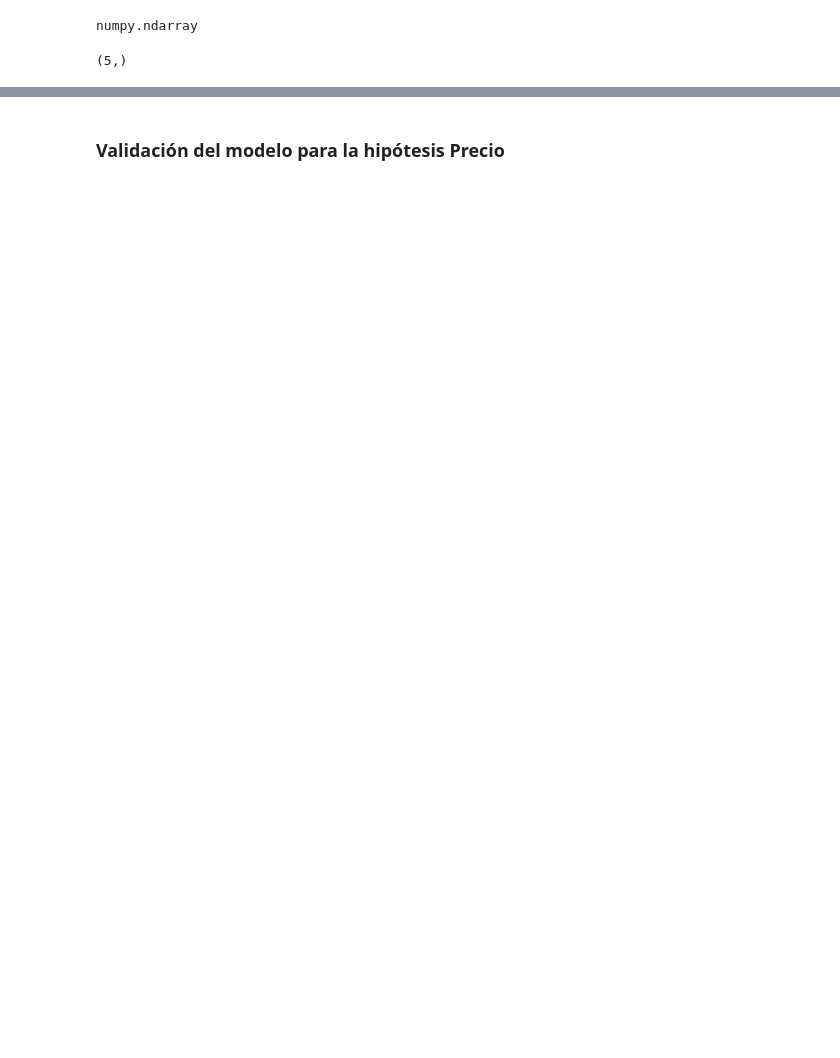
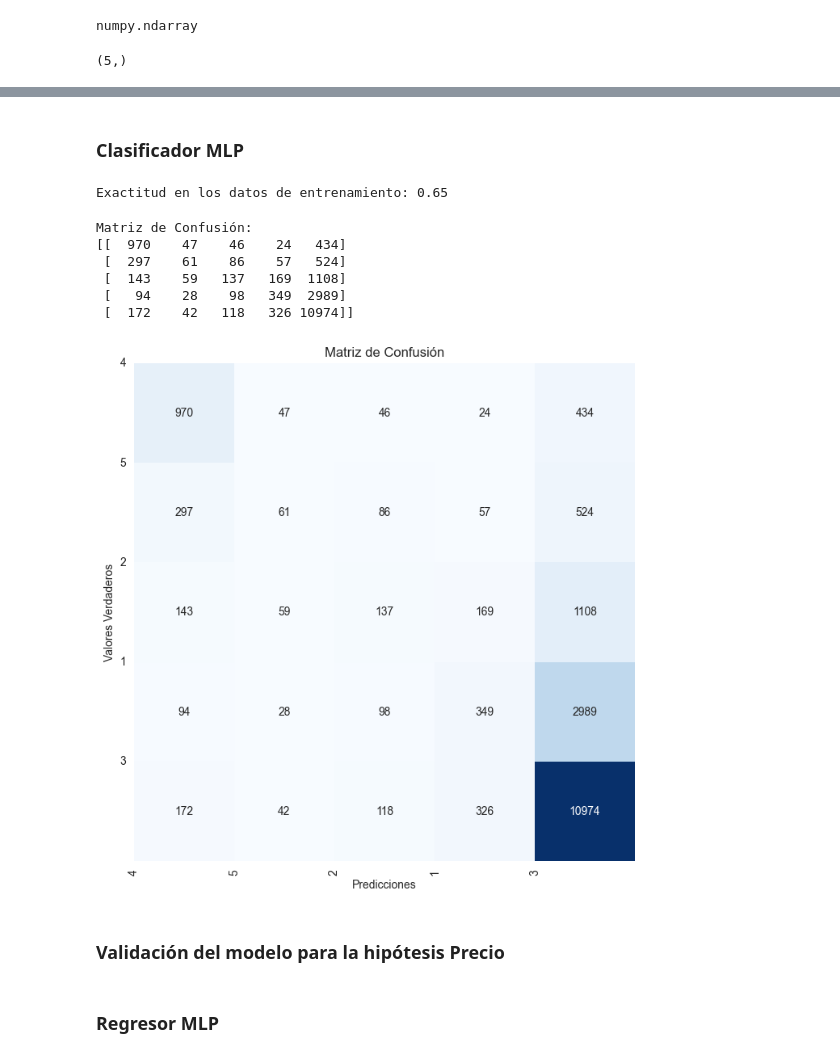
Before and after one commit to EmmaGalizio/Data-Science-Ammazon-Books-Reviews, a Jupyter notebook: TPI_clasificacion.ipynb, the cells around one changed output, grey strips where cells are left out. Cells and saved outputs as stored; diff of their text form; code cells hidden in the pictures; blank space fills up the shorter version.

```diff
--- a/TPI_clasificacion.ipynb
+++ b/TPI_clasificacion.ipynb
@@ -312 +376,3 @@ Matriz de Confusión:
+# %%
+clases_rating_val = df_rating_val['review/score'].unique()
 # %%
@@ -318,5 +384,19 @@ clases_rating.shape
 # %% [output]
 (5,)
+# %%
+def plot_confusion_matrix(confusion, width, height, etiquetas_clases):
+    plt.figure(figsize=(height, width))
+    sns.heatmap(confusion, annot=True, fmt='d', cmap='Blues', cbar=False)
+
+    if etiquetas_clases is not None and len(etiquetas_clases) > 0:
+        plt.xticks(range(len(etiquetas_clases)), etiquetas_clases, rotation=90)
+        plt.yticks(range(len(etiquetas_clases)), etiquetas_clases, rotation=0)
+
+
+    # Agrega etiquetas y títulos
+    plt.xlabel('Predicciones')
+    plt.ylabel('Valores Verdaderos')
+    plt.title('Matriz de Confusión')
 # %%
 plot_confusion_matrix(confusion_rating, 8, 8, clases_rating.tolist())
 # %% [output]
@@ -324,5 +404,31 @@ plot_confusion_matrix(confusion_rating, 8, 8, clases_rating.tolist())
+# %% [markdown]
+### Clasificador MLP
+# %%
+predicciones_val_rating_MLP = mlp_rating.predict(X_rating_val)
+# %%
+accuracy_val_rating_MLP = accuracy_score(Y_rating_val, predicciones_val_rating_MLP)
+print(f'Exactitud en los datos de entrenamiento: {accuracy_val_rating_MLP:.2f}')
+# %% [output]
+Exactitud en los datos de entrenamiento: 0.65
+# %%
+confusion_rating_MLP = confusion_matrix(Y_rating_val, predicciones_val_rating_MLP)
+print("Matriz de Confusión:")
+print(confusion_rating_MLP)
+# %% [output]
+Matriz de Confusión:
+[[  970    47    46    24   434]
+ [  297    61    86    57   524]
+ [  143    59   137   169  1108]
+ [   94    28    98   349  2989]
+ [  172    42   118   326 10974]]
+# %%
+plot_confusion_matrix(confusion_rating_MLP, 8, 8, clases_rating_val.tolist())
+# %% [output]
+[figure, added]
 # %% [markdown]
 ### Validación del modelo para la hipótesis Precio
+# %% [markdown]
+### Regresor MLP
 # %%
 predicciones_val_price = mlp_precio.predict(X_price_val)
 mse_price_val = mean_squared_error(Y_price_val, predicciones_val_price)
```
Also changed, not shown: parts of 28 cells of this notebook.
